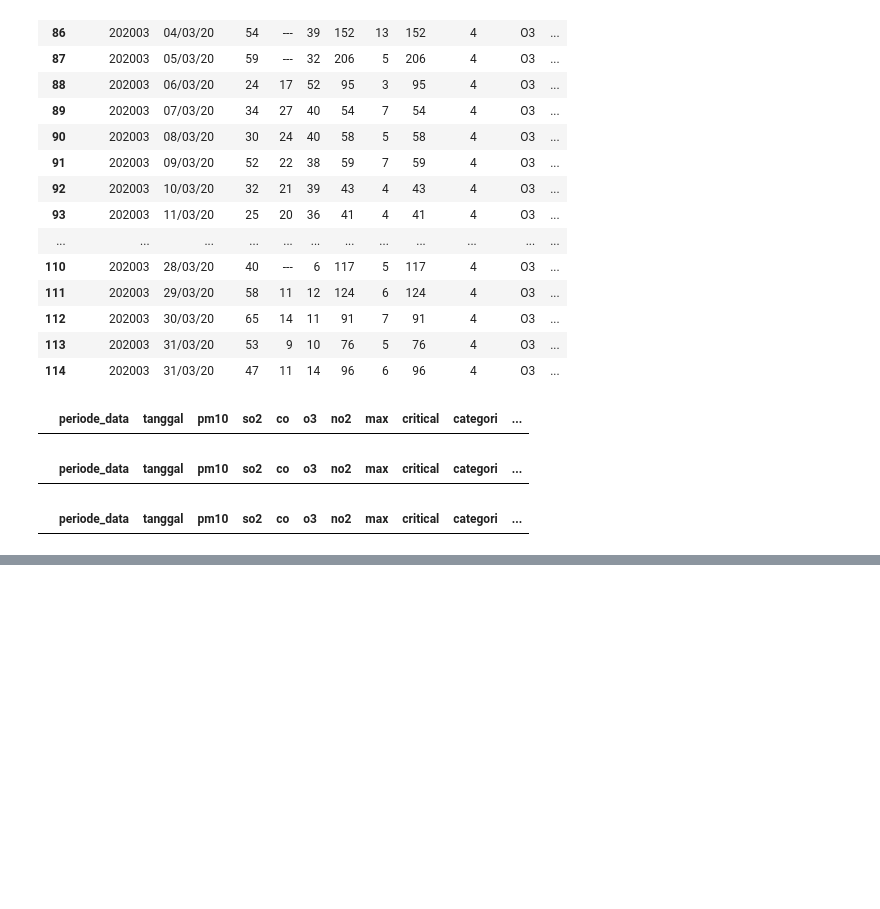
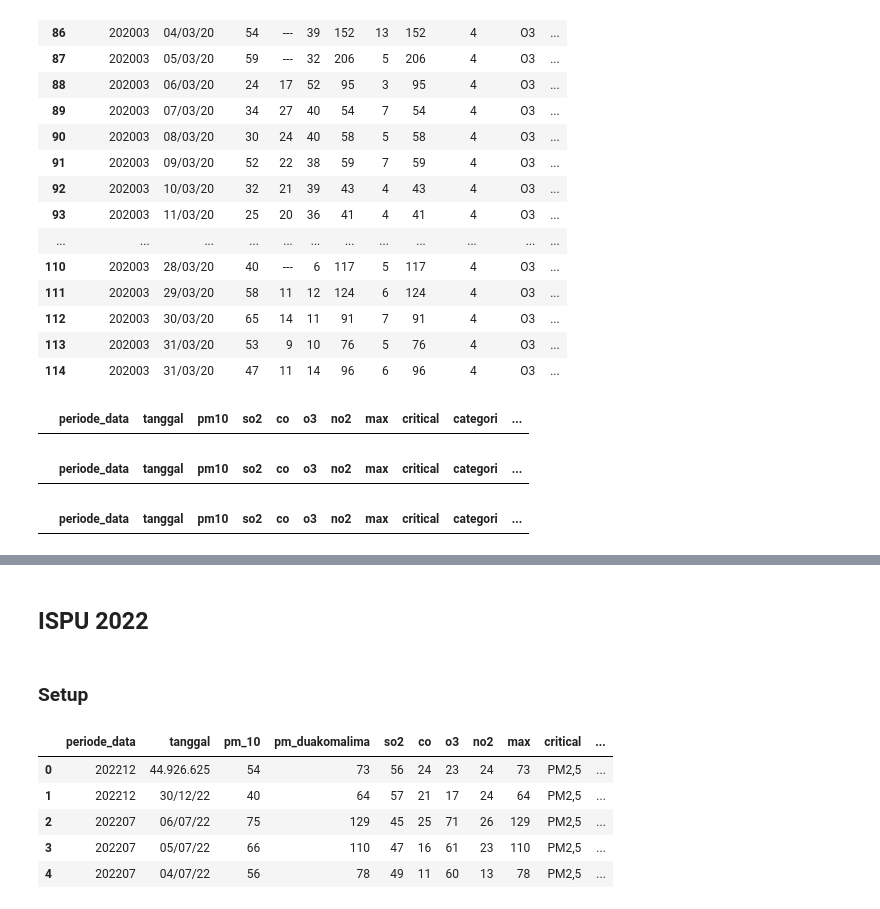
Before and after one commit to rbennum/ispu_202x, a Jupyter notebook: data_cleansing.ipynb, the cells around one changed output, grey strips where cells are left out. Saved outputs shown, nothing was run; the diff lists cells and outputs as text; code cells hidden in the pictures; blank space fills up the shorter version.

```diff
--- a/data_cleansing.ipynb
+++ b/data_cleansing.ipynb
@@ -212,0 +230,15 @@ ispu_2020.to_csv('ispu_2020_cleaned.csv')
+# %% [markdown]
+## ISPU 2022
+# %% [markdown]
+### Setup
+# %%
+# load ispu_2022.csv
+ispu_2022 = pd.read_csv('ispu_2022.csv', sep=';')
+ispu_2022.head()
+# %% [output]
+|  | periode_data | tanggal | pm_10 | pm_duakomalima | so2 | co | o3 | no2 | max | critical | ... |
+| 0 | 202212 | 44.926.625 | 54 | 73 | 56 | 24 | 23 | 24 | 73 | PM2,5 | ... |
+| 1 | 202212 | 30/12/22 | 40 | 64 | 57 | 21 | 17 | 24 | 64 | PM2,5 | ... |
+| 2 | 202207 | 06/07/22 | 75 | 129 | 45 | 25 | 71 | 26 | 129 | PM2,5 | ... |
+| 3 | 202207 | 05/07/22 | 66 | 110 | 47 | 16 | 61 | 23 | 110 | PM2,5 | ... |
+| 4 | 202207 | 04/07/22 | 56 | 78 | 49 | 11 | 60 | 13 | 78 | PM2,5 | ... |
```
Also changed, not shown: parts of 11 cells of this notebook, 1 other file.
